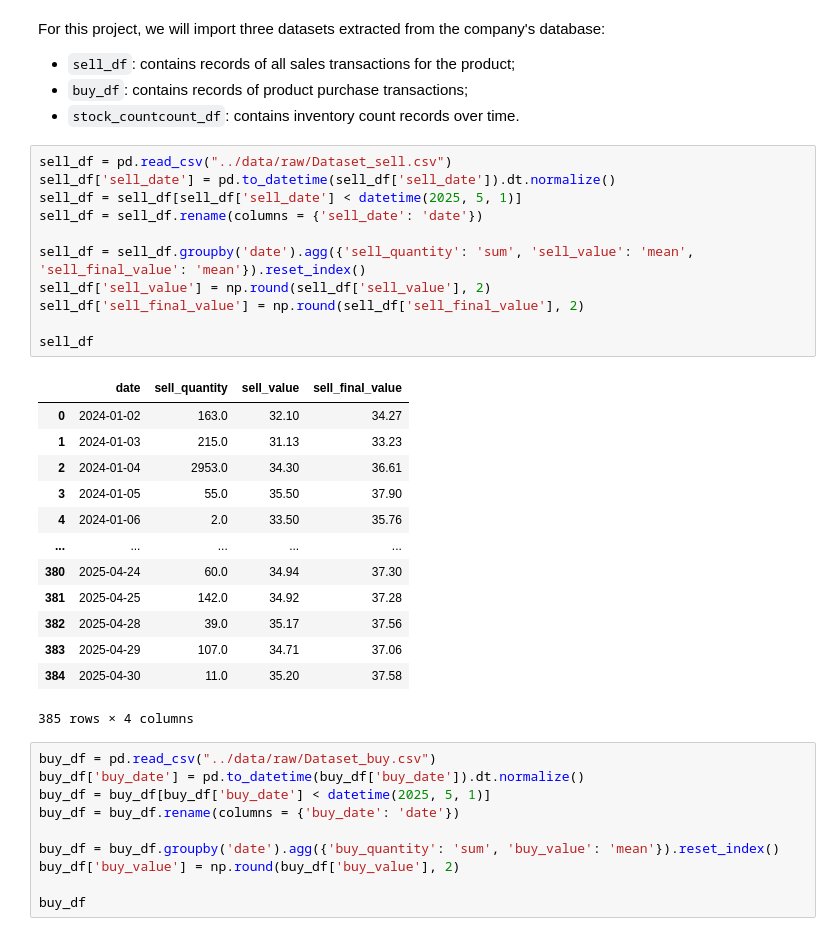
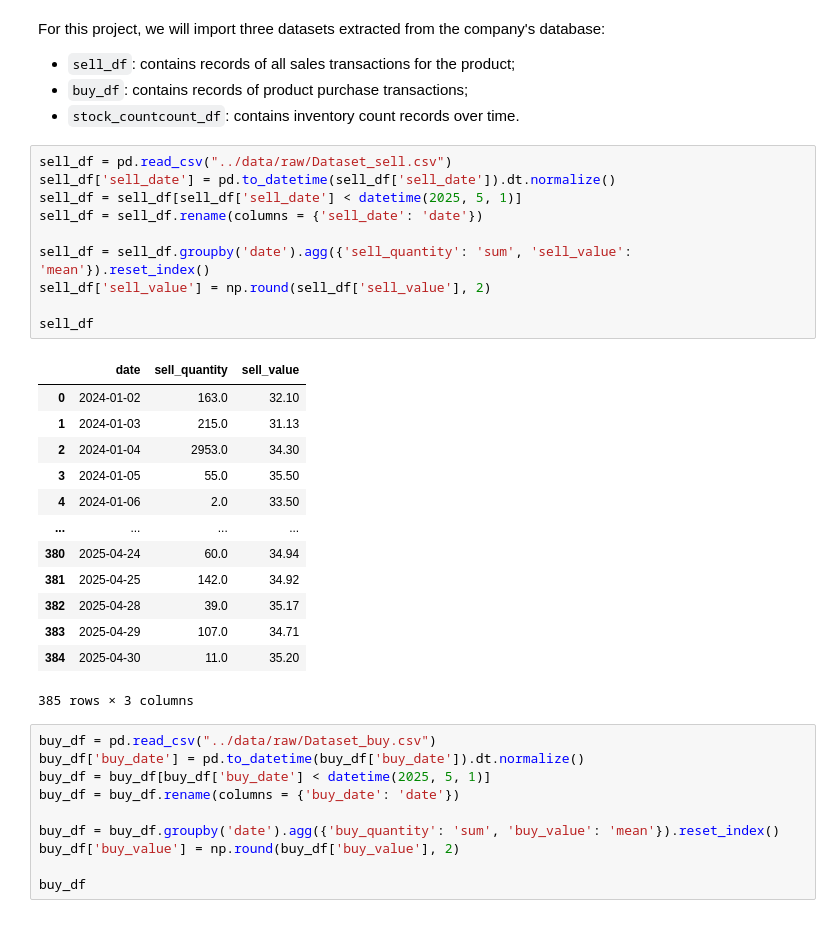
Before and after one commit to fabiogaldinho/Dynamic-Pricing, a Jupyter notebook: notebooks/01_Data_Cleaning.ipynb, the cells around one changed output. Cells and saved outputs as stored; diff of their text form.

```diff
--- a/notebooks/01_Data_Cleaning.ipynb
+++ b/notebooks/01_Data_Cleaning.ipynb
@@ -112,28 +112,27 @@ For this project, we will import three datasets extracted from the company's dat
 # %%
 sell_df = pd.read_csv("../data/raw/Dataset_sell.csv")
 sell_df['sell_date'] = pd.to_datetime(sell_df['sell_date']).dt.normalize()
 sell_df = sell_df[sell_df['sell_date'] < datetime(2025, 5, 1)]
 sell_df = sell_df.rename(columns = {'sell_date': 'date'})
 
-sell_df = sell_df.groupby('date').agg({'sell_quantity': 'sum', 'sell_value': 'mean', 'sell_final_value': 'mean'}).reset_index()
+sell_df = sell_df.groupby('date').agg({'sell_quantity': 'sum', 'sell_value': 'mean'}).reset_index()
 sell_df['sell_value'] = np.round(sell_df['sell_value'], 2)
-sell_df['sell_final_value'] = np.round(sell_df['sell_final_value'], 2)
 
 sell_df
 # %% [output]
-|  | date | sell_quantity | sell_value | sell_final_value |
-| 0 | 2024-01-02 | 163.0 | 32.10 | 34.27 |
-| 1 | 2024-01-03 | 215.0 | 31.13 | 33.23 |
-| 2 | 2024-01-04 | 2953.0 | 34.30 | 36.61 |
-| 3 | 2024-01-05 | 55.0 | 35.50 | 37.90 |
-| 4 | 2024-01-06 | 2.0 | 33.50 | 35.76 |
-| ... | ... | ... | ... | ... |
-| 380 | 2025-04-24 | 60.0 | 34.94 | 37.30 |
-| 381 | 2025-04-25 | 142.0 | 34.92 | 37.28 |
-| 382 | 2025-04-28 | 39.0 | 35.17 | 37.56 |
-| 383 | 2025-04-29 | 107.0 | 34.71 | 37.06 |
-| 384 | 2025-04-30 | 11.0 | 35.20 | 37.58 |
+|  | date | sell_quantity | sell_value |
+| 0 | 2024-01-02 | 163.0 | 32.10 |
+| 1 | 2024-01-03 | 215.0 | 31.13 |
+| 2 | 2024-01-04 | 2953.0 | 34.30 |
+| 3 | 2024-01-05 | 55.0 | 35.50 |
+| 4 | 2024-01-06 | 2.0 | 33.50 |
+| ... | ... | ... | ... |
+| 380 | 2025-04-24 | 60.0 | 34.94 |
+| 381 | 2025-04-25 | 142.0 | 34.92 |
+| 382 | 2025-04-28 | 39.0 | 35.17 |
+| 383 | 2025-04-29 | 107.0 | 34.71 |
+| 384 | 2025-04-30 | 11.0 | 35.20 |
-385 rows × 4 columns
+385 rows × 3 columns
 # %%
 buy_df = pd.read_csv("../data/raw/Dataset_buy.csv")
 buy_df['buy_date'] = pd.to_datetime(buy_df['buy_date']).dt.normalize()
```
Also changed, not shown: parts of 17 cells of this notebook, 18 other files.
